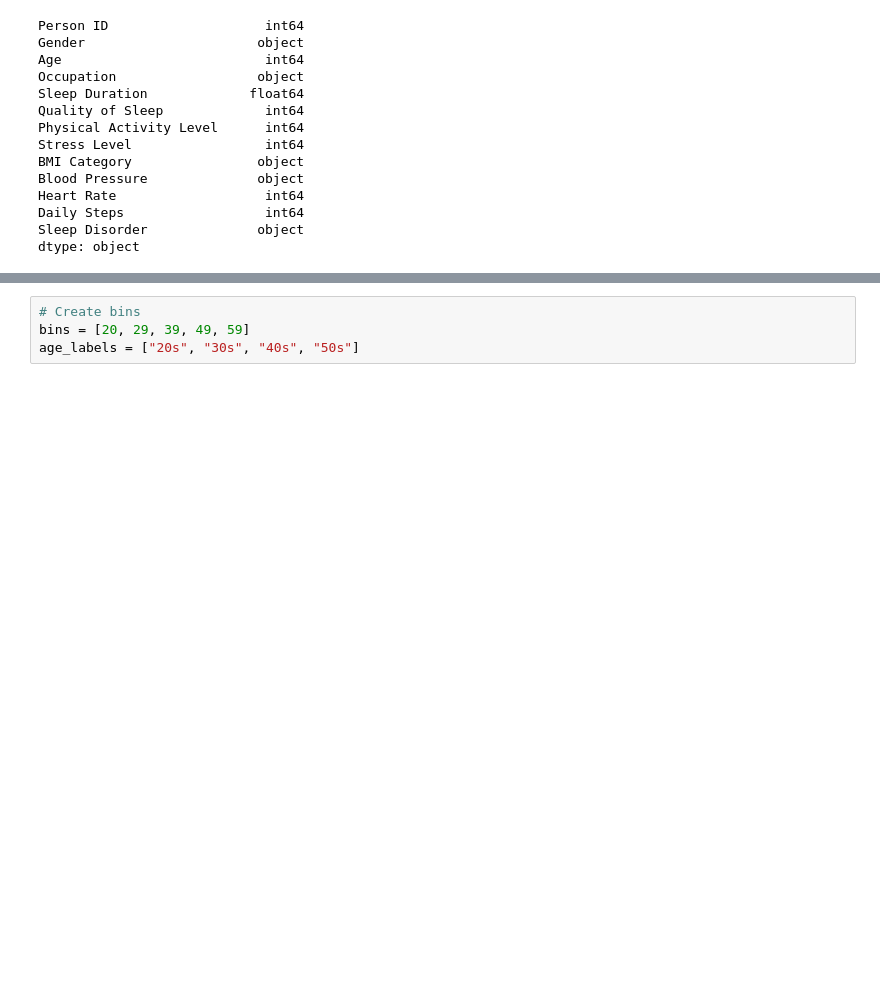
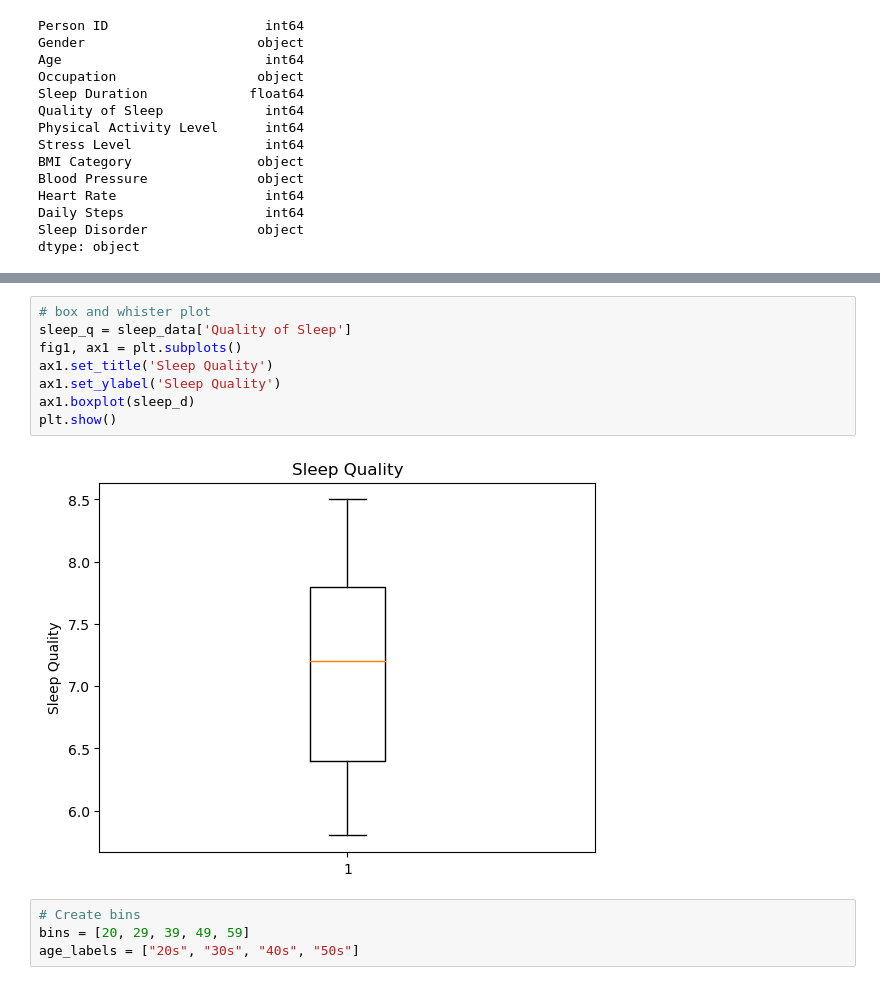
Before and after one commit to jaredsletto/Project_1, a Jupyter notebook: Project_1_sleep.ipynb, the cells around one changed output, grey strips where cells are left out. Cells and saved outputs as stored; diff of their text form; blank space fills up the shorter version.

```diff
--- a/Project_1_sleep.ipynb
+++ b/Project_1_sleep.ipynb
@@ -42,3 +121,13 @@ dtype: object
+# %%
+# box and whister plot
+sleep_q = sleep_data['Quality of Sleep']
+fig1, ax1 = plt.subplots()
+ax1.set_title('Sleep Quality')
+ax1.set_ylabel('Sleep Quality')
+ax1.boxplot(sleep_d)
+plt.show()
+# %% [output]
+[figure, added]
 # %%
 # Create bins
 bins = [20, 29, 39, 49, 59]
```
Also changed, not shown: parts of 17 cells of this notebook, 2 other files.
